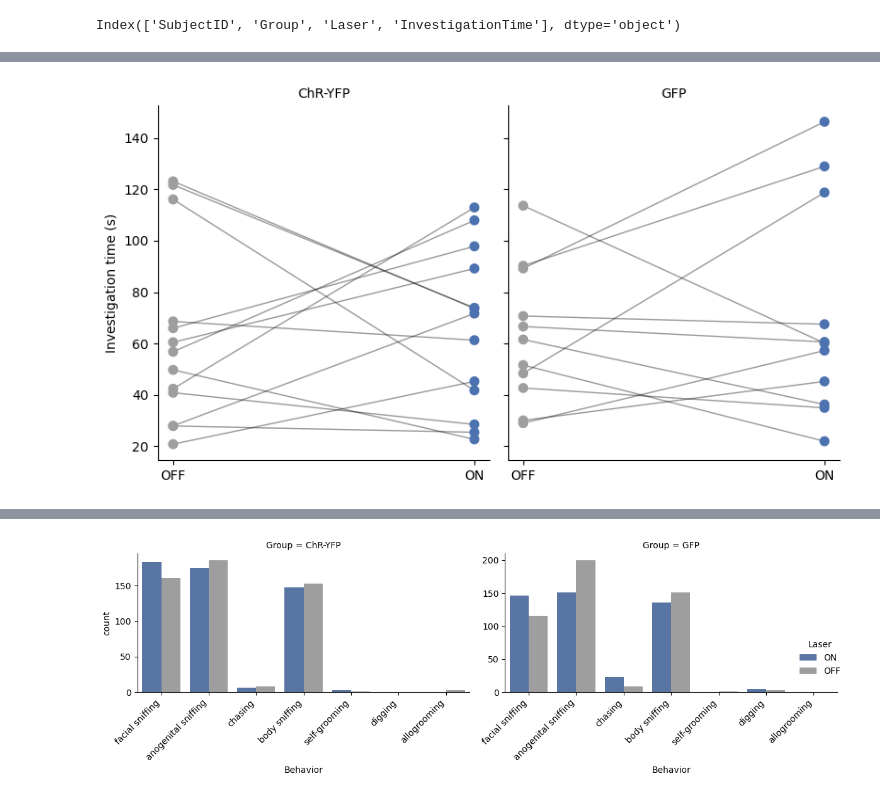
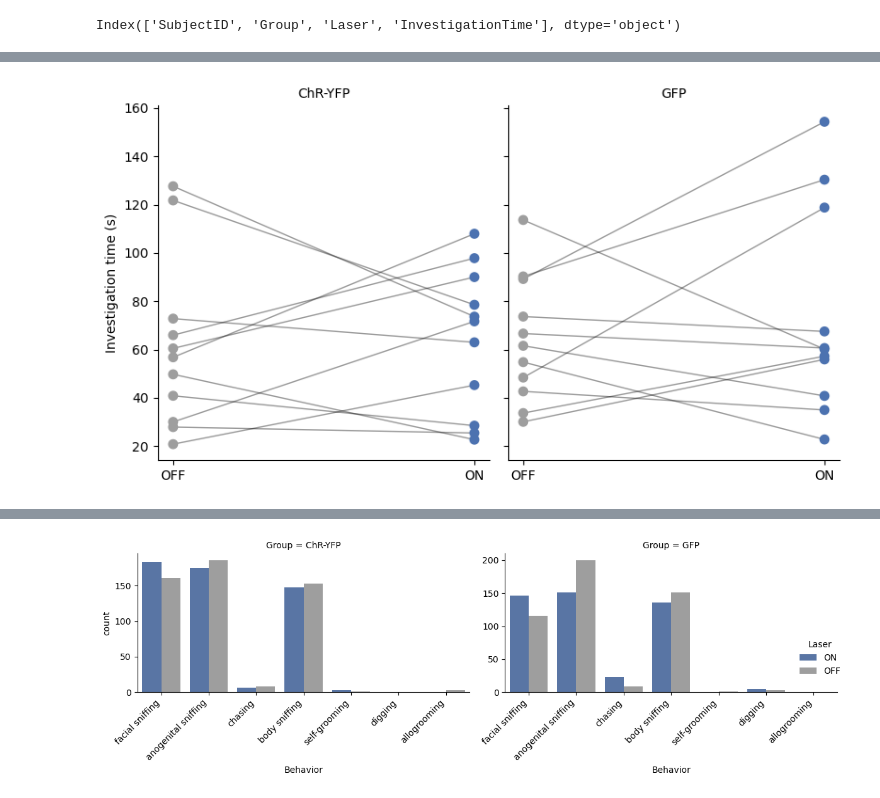
Before and after one commit to padillacoreanolab/respiratory_pilot, a Jupyter notebook: notebooks/sequioa_notebooks/BLA_RI1_behavior_boris_2.ipynb, the cells around one changed output, grey strips where cells are left out. Drawn from its saved outputs; the diff is of its cells as text; code cells hidden in the pictures.

```diff
--- a/notebooks/sequioa_notebooks/BLA_RI1_behavior_boris_2.ipynb
+++ b/notebooks/sequioa_notebooks/BLA_RI1_behavior_boris_2.ipynb
@@ -240,12 +240,19 @@ sexes = ["Female", "Male"]
 
 colors = {"OFF": "#9E9E9E", "ON": "#2C7BE5"}
 
+exclude_subjects = ["1.3", "3.3"]
+
+filtered_df = bout_counts_paired[
+    ~bout_counts_paired["SubjectID"].isin(exclude_subjects)
+].copy()
+
+
 for sex in sexes:
     for group in groups:
 
         plt.figure(figsize=(10,4))
 
-        gdf = bout_counts_paired[
+        gdf = filtered_df[
             (bout_counts_paired["Group"] == group) &
             (bout_counts_paired["Sex"] == sex)
         ]
@@ -474,6 +413,13 @@ Index(['SubjectID', 'Group', 'Laser', 'InvestigationTime'], dtype='object')
 # %%
 import matplotlib.pyplot as plt
 import seaborn as sns
+
+
+exclude_subjects = ["1_3", "3_3"]
+
+invest_plot = invest_plot[
+    ~invest_plot["SubjectID"].isin(exclude_subjects)
+].copy()
 
 palette_laser = {
     "OFF": "#9E9E9E",  # gray
@@ -527,6 +473,13 @@ Passing `palette` without assigning `hue` is deprecated and will be removed in v
 import matplotlib.pyplot as plt
 import seaborn as sns
 import numpy as np
+
+
+exclude_subjects = ["1_3", "3_3"]
+
+invest_plot = invest_plot[
+    ~invest_plot["SubjectID"].isin(exclude_subjects)
+].copy()
 
 # --- Orders ---
 laser_order = ["OFF", "ON"]
@@ -534,7 +487,7 @@ group_order = ["ChR-YFP", "GFP"]
 
 # --- Colors ---
 group_palette = {
-    "ChR-YFP": "#6A51A3",  # purple
+    "ChR-YFP": "#072B3B",  # purple
     "GFP": "#BDBDBD"       # gray
 }
 
@@ -607,6 +560,12 @@ print(invest_plot.head())
 # %%
 import matplotlib.pyplot as plt
 import seaborn as sns
+
+exclude_subjects = ["1_3", "3_3"]
+
+invest_plot = invest_plot[
+    ~invest_plot["SubjectID"].isin(exclude_subjects)
+].copy()
 
 palette_laser = {
     "OFF": "#9E9E9E",  # gray
@@ -621,34 +580,34 @@ g = sns.FacetGrid(
     aspect=0.9
 )
 
 def paired_lines(data, **kwargs):
     ax = plt.gca()
     for subject, df_sub in data.groupby("SubjectID"):
         if set(df_sub["Laser"]) == {"ON", "OFF"}:
             df_sub = df_sub.sort_values("Laser")  # OFF -> ON
             ax.plot(
                 df_sub["Laser"],
                 df_sub["InvestigationTime"],
                 color="black",
                 alpha=0.4,
                 linewidth=1
             )
             ax.scatter(
                 df_sub["Laser"],
                 df_sub["InvestigationTime"],
                 c=[palette_laser[l] for l in df_sub["Laser"]],
                 s=45,
                 zorder=3
             )
 
 g.map_dataframe(paired_lines)
 
 g.set_axis_labels("", "Investigation time (s)")
 g.set_titles("{col_name}")
 plt.tight_layout()
 plt.show()
 # %% [output]
-[figure, old version]
+[figure, new version]
 # %%
 (
     boris_df
```
Also changed, not shown: parts of 35 cells of this notebook, 9 other files.
